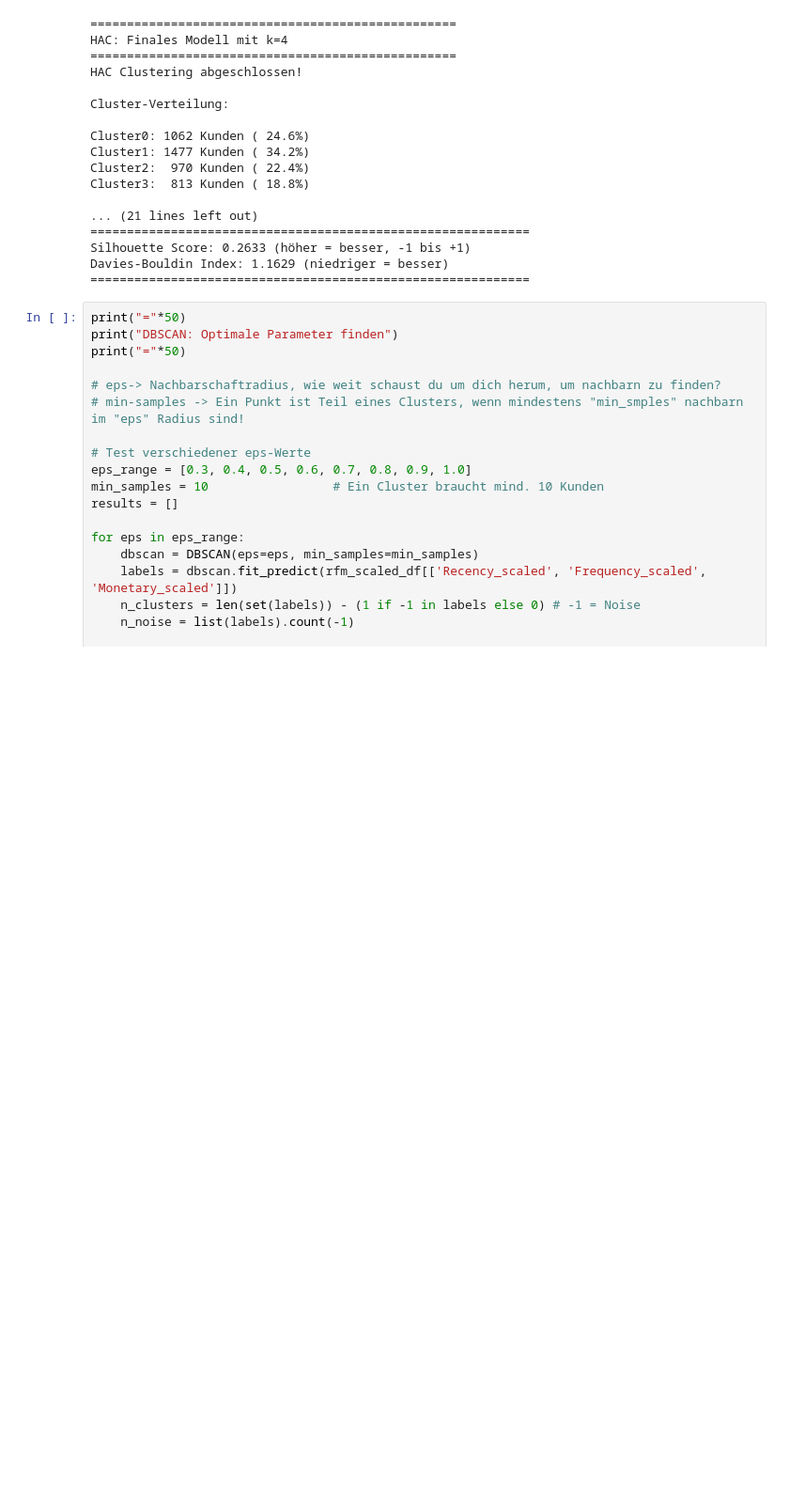
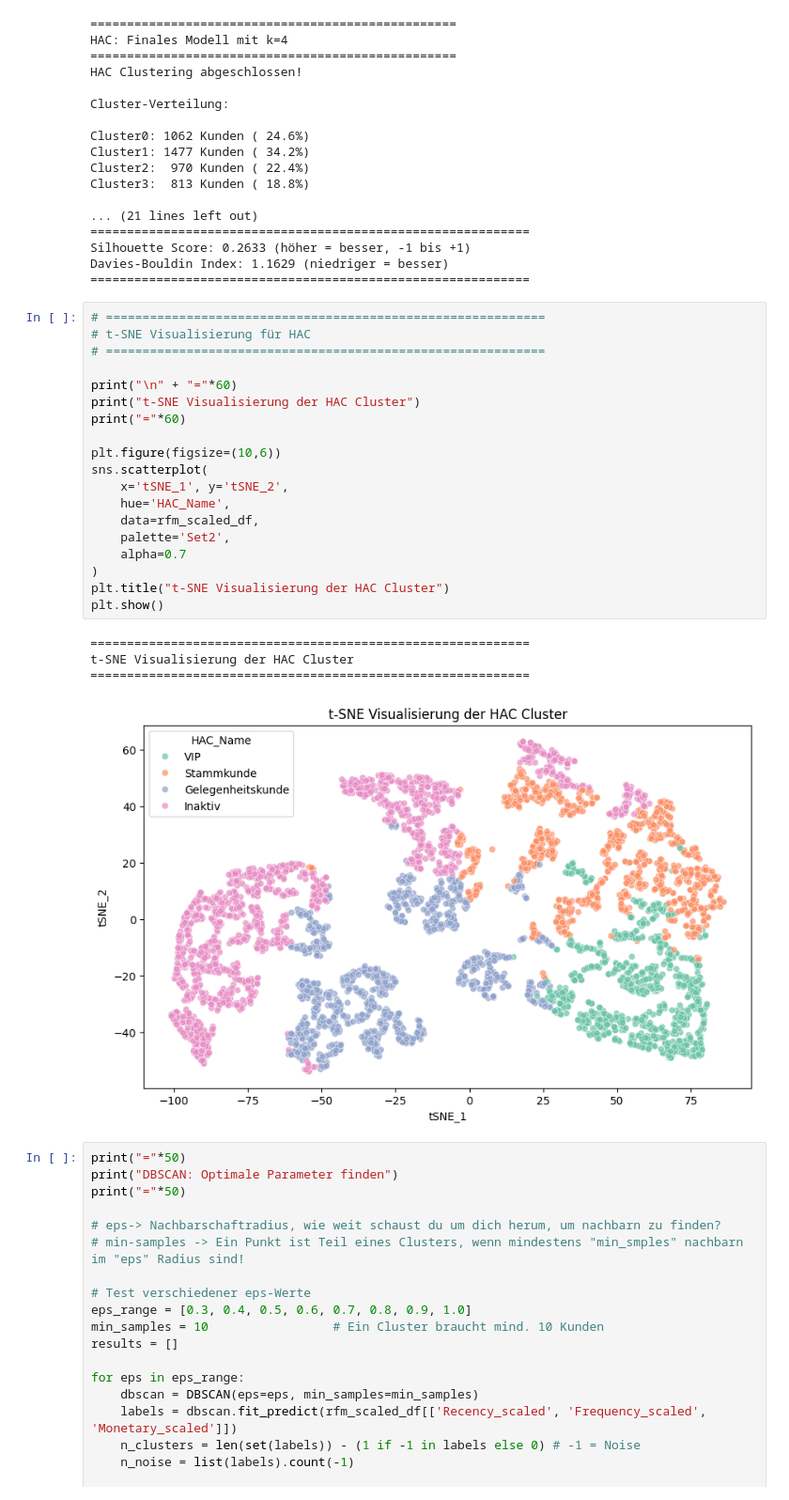
Before and after one commit to Zulkerr/kundensegmentierung-final, a Jupyter notebook: notebooks/trainieren_und_test_daten.ipynb, the cells around one changed output. Shown at 94% size. Saved outputs shown, nothing was run; the diff lists cells and outputs as text; blank space fills up the shorter version.

```diff
--- a/notebooks/trainieren_und_test_daten.ipynb
+++ b/notebooks/trainieren_und_test_daten.ipynb
@@ -794,6 +828,30 @@ Cluster3:  813 Kunden ( 18.8%)
 Silhouette Score: 0.2633 (höher = besser, -1 bis +1)
 Davies-Bouldin Index: 1.1629 (niedriger = besser)
 ============================================================
+# %%
+# ============================================================
+# t-SNE Visualisierung für HAC
+# ============================================================
+
+print("\n" + "="*60)
+print("t-SNE Visualisierung der HAC Cluster")
+print("="*60)
+
+plt.figure(figsize=(10,6))
+sns.scatterplot(
+    x='tSNE_1', y='tSNE_2',
+    hue='HAC_Name',
+    data=rfm_scaled_df,
+    palette='Set2',
+    alpha=0.7
+)
+plt.title("t-SNE Visualisierung der HAC Cluster")
+plt.show()
+# %% [output]
+============================================================
+t-SNE Visualisierung der HAC Cluster
+============================================================
+[figure, added]
 # %%
 print("="*50)
 print("DBSCAN: Optimale Parameter finden")
```
Also changed, not shown: parts of 28 cells of this notebook, 1 other file.
